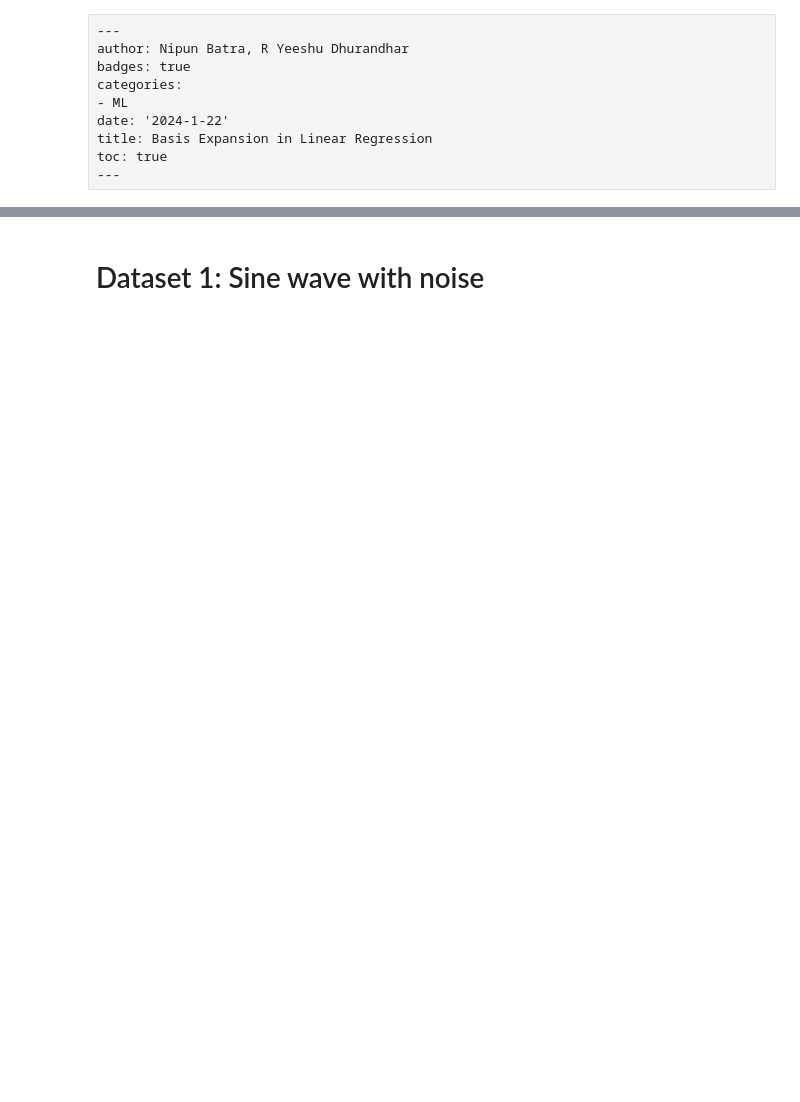
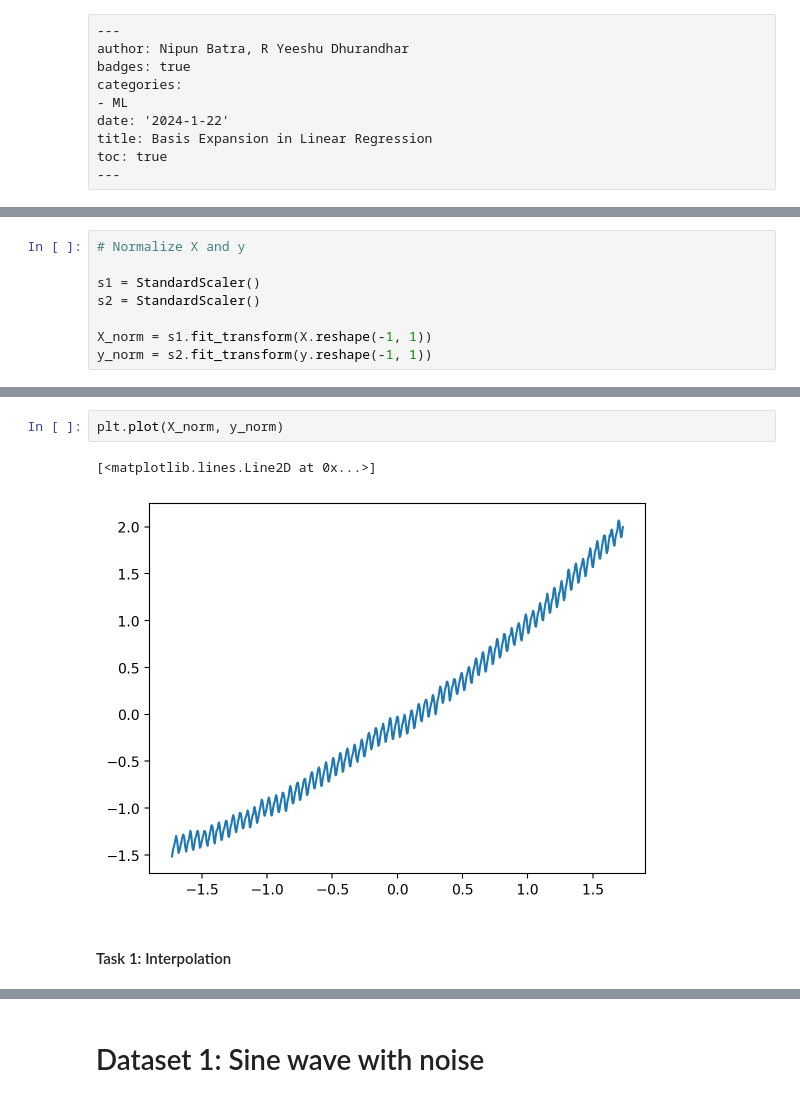
Before and after one commit to nipunbatra/ml-teaching, a Jupyter notebook: notebooks/basis.ipynb, the cells around one changed output, grey strips where cells are left out. Cells and saved outputs as stored; diff of their text form; blank space fills up the shorter version.

```diff
--- a/notebooks/basis.ipynb
+++ b/notebooks/basis.ipynb
@@ -25,0 +71,8 @@ from sklearn.base import BaseEstimator, TransformerMixin
+# %%
+# Normalize X and y
+
+s1 = StandardScaler()
+s2 = StandardScaler()
+
+X_norm = s1.fit_transform(X.reshape(-1, 1))
+y_norm = s2.fit_transform(y.reshape(-1, 1))
@@ -25,0 +87,7 @@ from sklearn.base import BaseEstimator, TransformerMixin
+# %%
+plt.plot(X_norm, y_norm)
+# %% [output]
+[<matplotlib.lines.Line2D at 0x...>]
+[figure, added]
+# %% [markdown]
+#### Task 1: Interpolation
```
Also changed, not shown: parts of 31 cells of this notebook.
